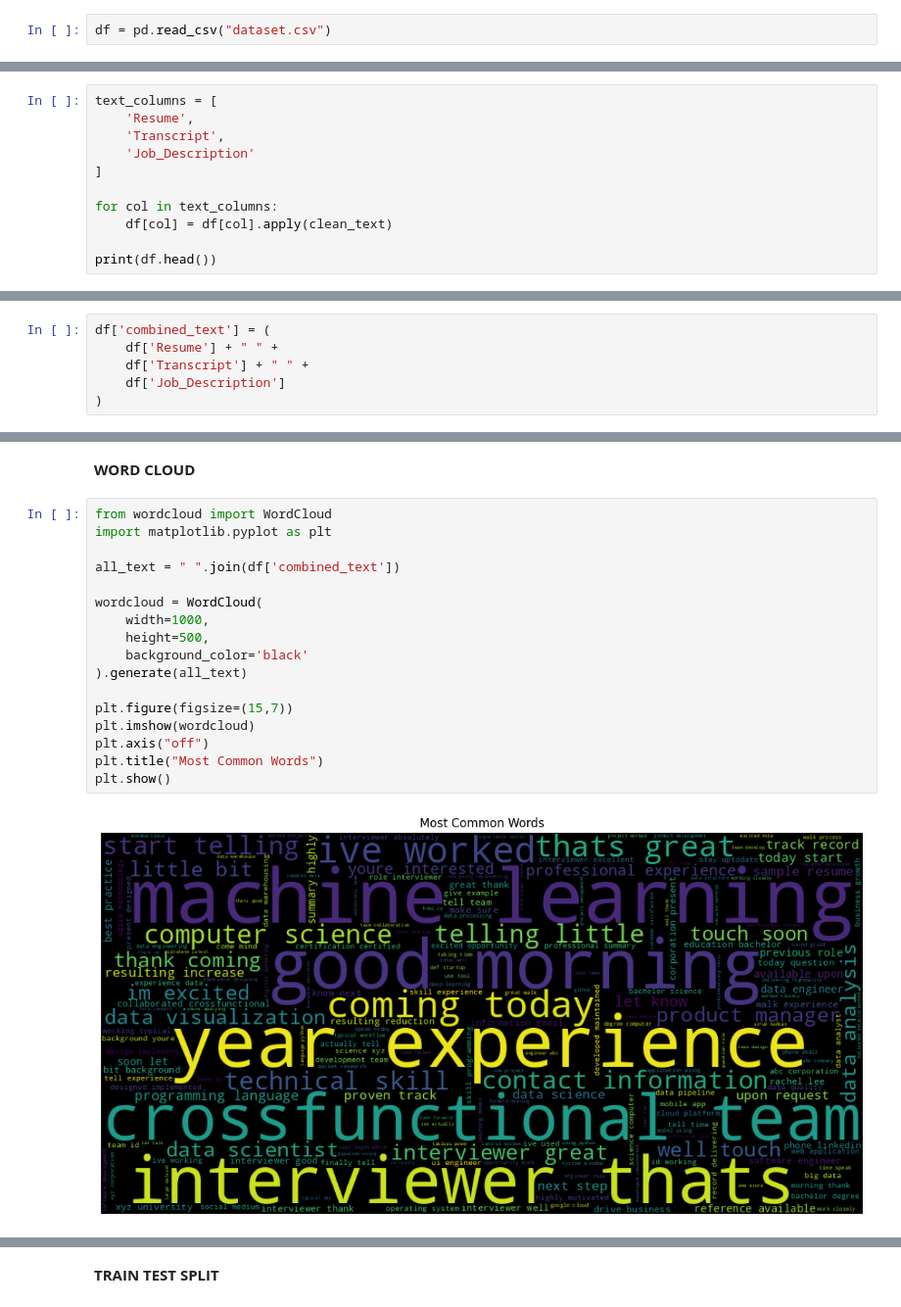
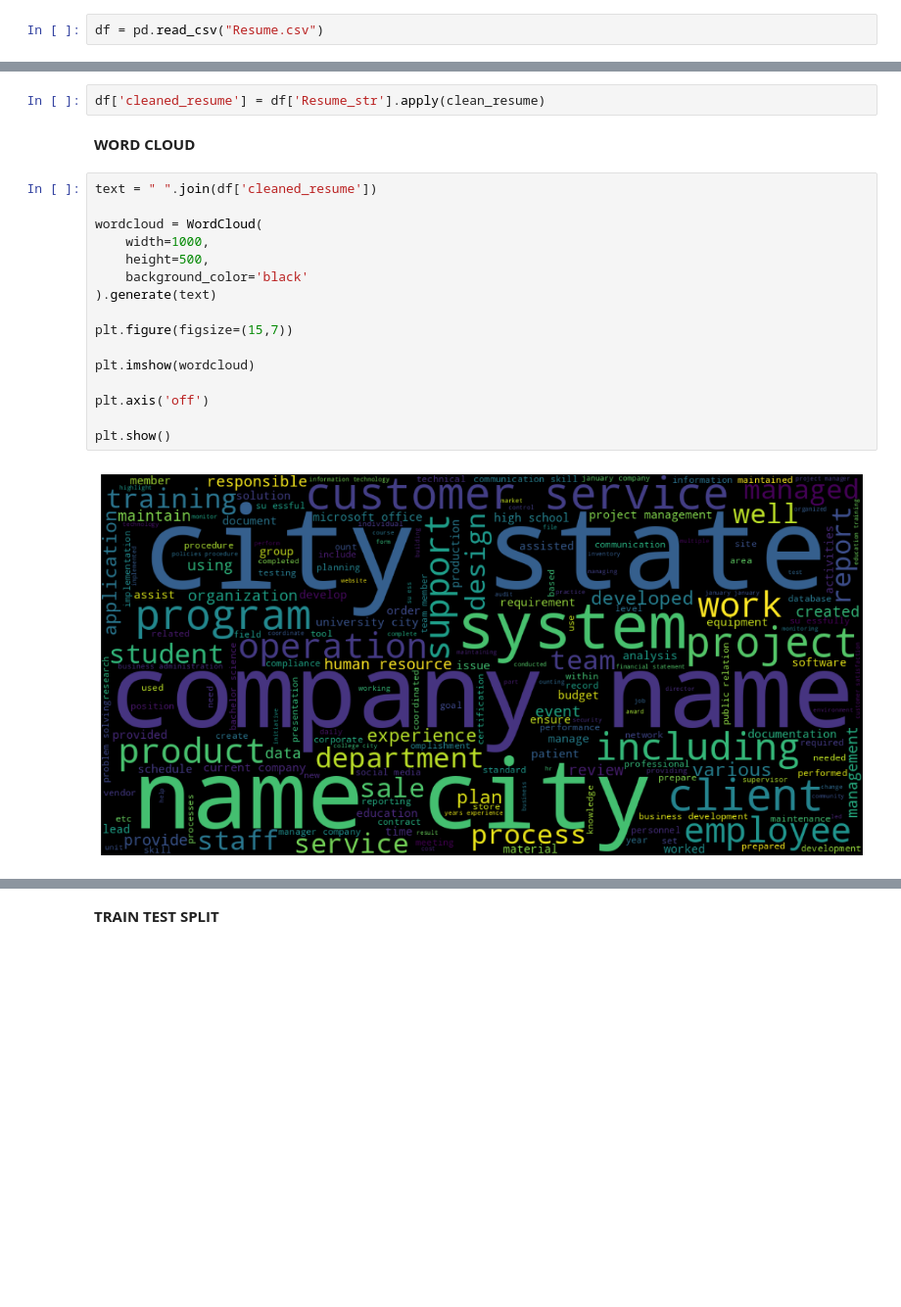
Before and after one commit to jannatul-fredaues/HireMind-AI, a Jupyter notebook: Data Preprocessing/HireMind_AI.ipynb, the cells around one changed output, grey strips where cells are left out. Shown at 98% size. Saved outputs shown, nothing was run; the diff lists cells and outputs as text; blank space fills up the shorter version.

```diff
--- a/Data Preprocessing/HireMind_AI.ipynb
+++ b/Data Preprocessing/HireMind_AI.ipynb
@@ -34,2 +44,2 @@ Saving dataset.csv to dataset.csv
 # %%
-df = pd.read_csv("dataset.csv")
+df = pd.read_csv("Resume.csv")
@@ -183,11 +182,0 @@ def clean_text(text):
-# %%
-text_columns = [
-    'Resume',
-    'Transcript',
-    'Job_Description'
-]
-
-for col in text_columns:
-    df[col] = df[col].apply(clean_text)
-
-print(df.head())
@@ -214,6 +182,0 @@ print(df.head())
-# %%
-df['combined_text'] = (
-    df['Resume'] + " " +
-    df['Transcript'] + " " +
-    df['Job_Description']
-)
@@ -220,21 +185,22 @@ df['combined_text'] = (
+# %%
+df['cleaned_resume'] = df['Resume_str'].apply(clean_resume)
 # %% [markdown]
 **WORD CLOUD**
 # %%
-from wordcloud import WordCloud
-import matplotlib.pyplot as plt
-
-all_text = " ".join(df['combined_text'])
+text = " ".join(df['cleaned_resume'])
 
 wordcloud = WordCloud(
     width=1000,
     height=500,
     background_color='black'
-).generate(all_text)
+).generate(text)
 
 plt.figure(figsize=(15,7))
+
 plt.imshow(wordcloud)
-plt.axis("off")
-plt.title("Most Common Words")
+
+plt.axis('off')
+
 plt.show()
 # %% [output]
-[figure, old version]
+[figure, new version]
```
Also changed, not shown: parts of 76 cells of this notebook.
